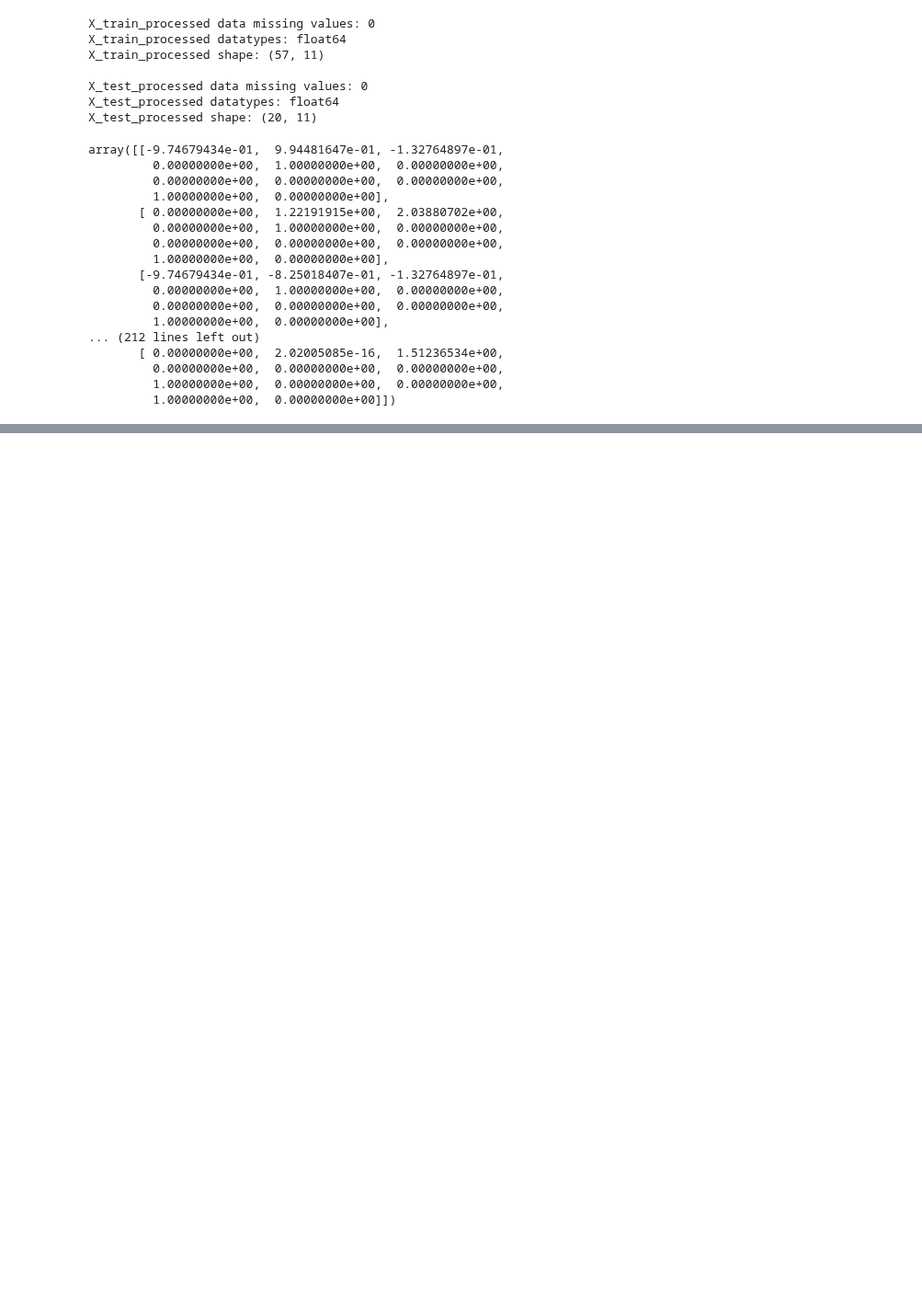
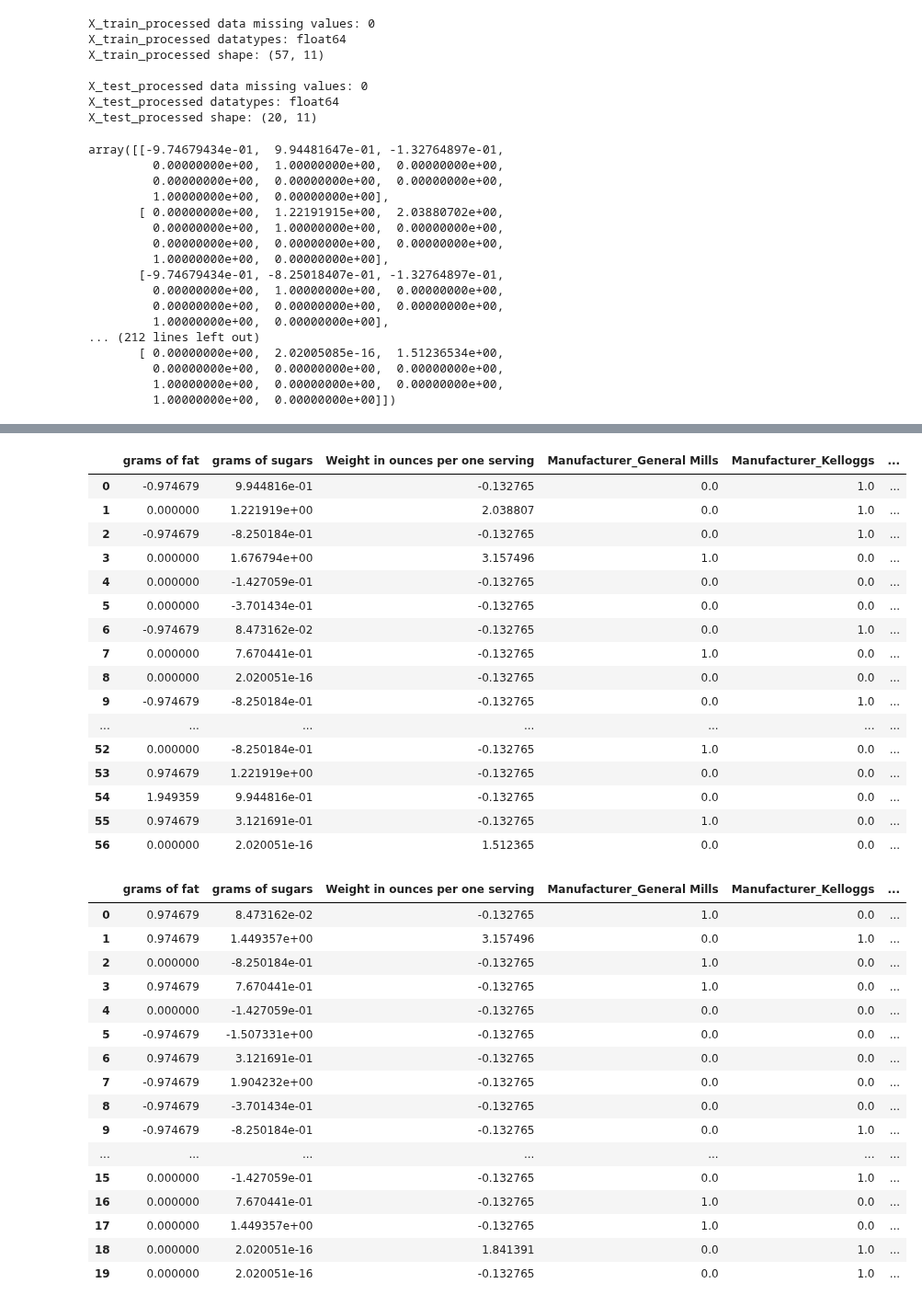
Before and after one commit to john-a-dixon/coding-dojo, a Jupyter notebook: Week 5/W5C2.ipynb, the cells around one changed output, grey strips where cells are left out. Shown at 92% size. Drawn from its saved outputs; the diff is of its cells as text; code cells hidden in the pictures; blank space fills up the shorter version.

```diff
--- a/Week 5/W5C2.ipynb
+++ b/Week 5/W5C2.ipynb
@@ -164,5 +167,4 @@ nominal_tuple = (nominal_pipeline, nominal_selector)
 # %%
 # Instantiate a ColumnTransformer as a single preprocessing object for
 # all column transformations
-preprocessor = make_column_transformer(numeric_tuple, nominal_tuple, remainder="passthrough")
-preprocessor
+preprocessor = make_column_transformer(numeric_tuple, nominal_tuple, remainder="passthrough", verbose_feature_names_out=False)
@@ -245,0 +239,47 @@ array([[-9.74679434e-01,  9.94481647e-01, -1.32764897e-01,
+# %%
+# Get the names of the features as created by the column transformer
+# Ref: https://scikit-learn.org/stable/modules/generated/sklearn.compose.ColumnTransformer.html
+features = preprocessor.get_feature_names_out()
+
+# Make each a DataFrame
+X_train_processed_df = pd.DataFrame(X_train_processed, columns=features)
+X_test_processed_df = pd.DataFrame(X_test_processed, columns=features)
+
+# Display each DataFrame
+display(X_train_processed_df)
+X_test_processed_df
+# %% [output]
+|  | grams of fat | grams of sugars | Weight in ounces per one serving | Manufacturer_General Mills | Manufacturer_Kelloggs | ... |
+| 0 | -0.974679 | 9.944816e-01 | -0.132765 | 0.0 | 1.0 | ... |
+| 1 | 0.000000 | 1.221919e+00 | 2.038807 | 0.0 | 1.0 | ... |
+| 2 | -0.974679 | -8.250184e-01 | -0.132765 | 0.0 | 1.0 | ... |
+| 3 | 0.000000 | 1.676794e+00 | 3.157496 | 1.0 | 0.0 | ... |
+| 4 | 0.000000 | -1.427059e-01 | -0.132765 | 0.0 | 0.0 | ... |
+| 5 | 0.000000 | -3.701434e-01 | -0.132765 | 0.0 | 0.0 | ... |
+| 6 | -0.974679 | 8.473162e-02 | -0.132765 | 0.0 | 1.0 | ... |
+| 7 | 0.000000 | 7.670441e-01 | -0.132765 | 1.0 | 0.0 | ... |
+| 8 | 0.000000 | 2.020051e-16 | -0.132765 | 0.0 | 0.0 | ... |
+| 9 | -0.974679 | -8.250184e-01 | -0.132765 | 0.0 | 1.0 | ... |
+| ... | ... | ... | ... | ... | ... | ... |
+| 52 | 0.000000 | -8.250184e-01 | -0.132765 | 1.0 | 0.0 | ... |
+| 53 | 0.974679 | 1.221919e+00 | -0.132765 | 0.0 | 0.0 | ... |
+| 54 | 1.949359 | 9.944816e-01 | -0.132765 | 0.0 | 0.0 | ... |
+| 55 | 0.974679 | 3.121691e-01 | -0.132765 | 1.0 | 0.0 | ... |
+| 56 | 0.000000 | 2.020051e-16 | 1.512365 | 0.0 | 0.0 | ... |
+|  | grams of fat | grams of sugars | Weight in ounces per one serving | Manufacturer_General Mills | Manufacturer_Kelloggs | ... |
+| 0 | 0.974679 | 8.473162e-02 | -0.132765 | 1.0 | 0.0 | ... |
+| 1 | 0.974679 | 1.449357e+00 | 3.157496 | 0.0 | 1.0 | ... |
+| 2 | 0.000000 | -8.250184e-01 | -0.132765 | 1.0 | 0.0 | ... |
+| 3 | 0.974679 | 7.670441e-01 | -0.132765 | 1.0 | 0.0 | ... |
+| 4 | 0.000000 | -1.427059e-01 | -0.132765 | 0.0 | 0.0 | ... |
+| 5 | -0.974679 | -1.507331e+00 | -0.132765 | 0.0 | 0.0 | ... |
+| 6 | 0.974679 | 3.121691e-01 | -0.132765 | 0.0 | 0.0 | ... |
+| 7 | -0.974679 | 1.904232e+00 | -0.132765 | 0.0 | 0.0 | ... |
+| 8 | -0.974679 | -3.701434e-01 | -0.132765 | 0.0 | 0.0 | ... |
+| 9 | -0.974679 | -8.250184e-01 | -0.132765 | 0.0 | 1.0 | ... |
+| ... | ... | ... | ... | ... | ... | ... |
+| 15 | 0.000000 | -1.427059e-01 | -0.132765 | 0.0 | 1.0 | ... |
+| 16 | 0.000000 | 7.670441e-01 | -0.132765 | 1.0 | 0.0 | ... |
+| 17 | 0.000000 | 1.449357e+00 | -0.132765 | 1.0 | 0.0 | ... |
+| 18 | 0.000000 | 2.020051e-16 | 1.841391 | 0.0 | 1.0 | ... |
+| 19 | 0.000000 | 2.020051e-16 | -0.132765 | 0.0 | 1.0 | ... |
```
Also changed, not shown: parts of 6 cells of this notebook, 1 other file.
